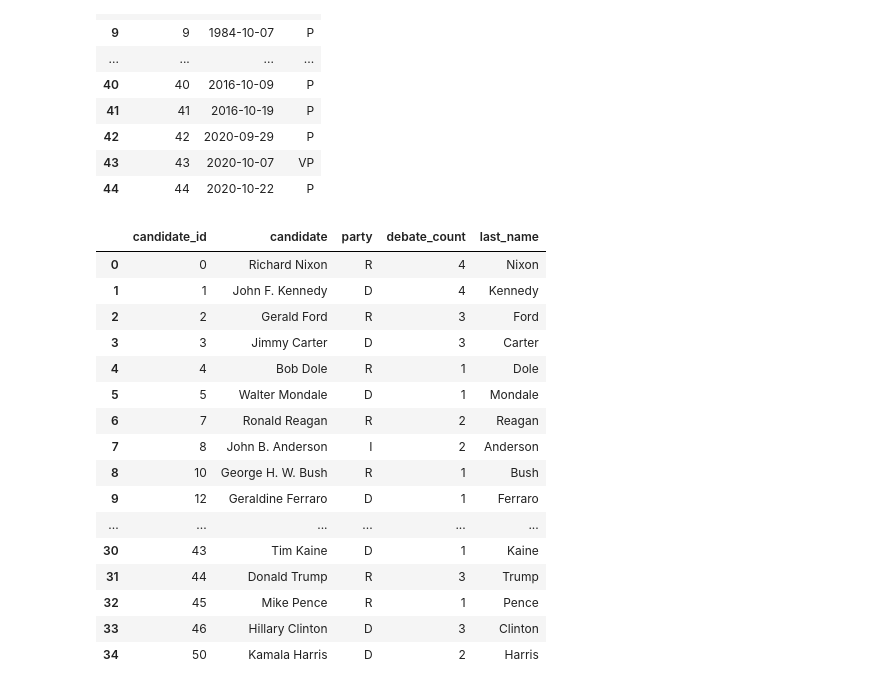
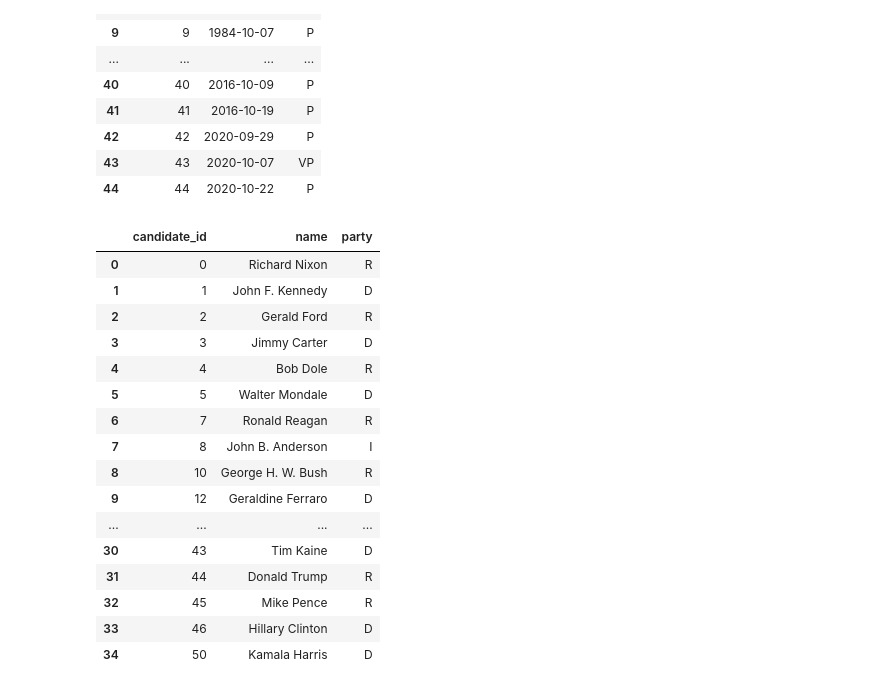
Before and after one commit to gdagger/US-Presidential-Debate-Dialogue-Analysis, a Jupyter notebook: data_exploration.ipynb, the cells around one changed output. Cells and saved outputs as stored; diff of their text form; code cells hidden in the pictures.

Commit message:
Fixed performances table, all three in 3NF

```diff
--- a/data_exploration.ipynb
+++ b/data_exploration.ipynb
@@ -345,4 +333,4 @@ def title_split(a):
 candidates_df['title'] = candidates_df['candidate'].apply(lambda x: title_split(x))
 
 # Fix existing candidate column name to remove title
-candidates_df['candidate'] = candidates_df['candidate'].apply(lambda x: x.split(title_split(x))[1])
+candidates_df['candidate'] = candidates_df['candidate'].apply(lambda x: x.split(title_split(x))[1]).str.strip()
@@ -380,31 +370,31 @@ debates
 # %%
 candidates_df.sort_values('year')
 
 # candidates = candidates_df.groupby(['candidate', 'party'], as_index=False).sum()
 candidates = candidates_df.drop_duplicates(subset='candidate')
 
-candidates = candidates[['candidate', 'party', 'debate_count', 'last_name']]
+candidates = candidates[['candidate', 'party']]
 
-candidates = candidates.reset_index().rename(columns={'index':'candidate_id'})
+candidates = candidates.reset_index().rename(columns={'index':'candidate_id', 'candidate':'name'})
 
-candidates.to_csv('./Tables/candidates.csv')
+candidates.to_csv('./Tables/candidates.csv', index=False)
 
-candidates
+candidates.head()
 # %% [output]
-|  | candidate_id | candidate | party | debate_count | last_name |
-| 0 | 0 | Richard Nixon | R | 4 | Nixon |
-| 1 | 1 | John F. Kennedy | D | 4 | Kennedy |
-| 2 | 2 | Gerald Ford | R | 3 | Ford |
-| 3 | 3 | Jimmy Carter | D | 3 | Carter |
-| 4 | 4 | Bob Dole | R | 1 | Dole |
-| 5 | 5 | Walter Mondale | D | 1 | Mondale |
-| 6 | 7 | Ronald Reagan | R | 2 | Reagan |
-| 7 | 8 | John B. Anderson | I | 2 | Anderson |
-| 8 | 10 | George H. W. Bush | R | 1 | Bush |
-| 9 | 12 | Geraldine Ferraro | D | 1 | Ferraro |
-| ... | ... | ... | ... | ... | ... |
-| 30 | 43 | Tim Kaine | D | 1 | Kaine |
-| 31 | 44 | Donald Trump | R | 3 | Trump |
-| 32 | 45 | Mike Pence | R | 1 | Pence |
-| 33 | 46 | Hillary Clinton | D | 3 | Clinton |
-| 34 | 50 | Kamala Harris | D | 2 | Harris |
+|  | candidate_id | name | party |
+| 0 | 0 | Richard Nixon | R |
+| 1 | 1 | John F. Kennedy | D |
+| 2 | 2 | Gerald Ford | R |
+| 3 | 3 | Jimmy Carter | D |
+| 4 | 4 | Bob Dole | R |
+| 5 | 5 | Walter Mondale | D |
+| 6 | 7 | Ronald Reagan | R |
+| 7 | 8 | John B. Anderson | I |
+| 8 | 10 | George H. W. Bush | R |
+| 9 | 12 | Geraldine Ferraro | D |
+| ... | ... | ... | ... |
+| 30 | 43 | Tim Kaine | D |
+| 31 | 44 | Donald Trump | R |
+| 32 | 45 | Mike Pence | R |
+| 33 | 46 | Hillary Clinton | D |
+| 34 | 50 | Kamala Harris | D |
```
Also changed, not shown: parts of 7 cells of this notebook, 3 other files.
